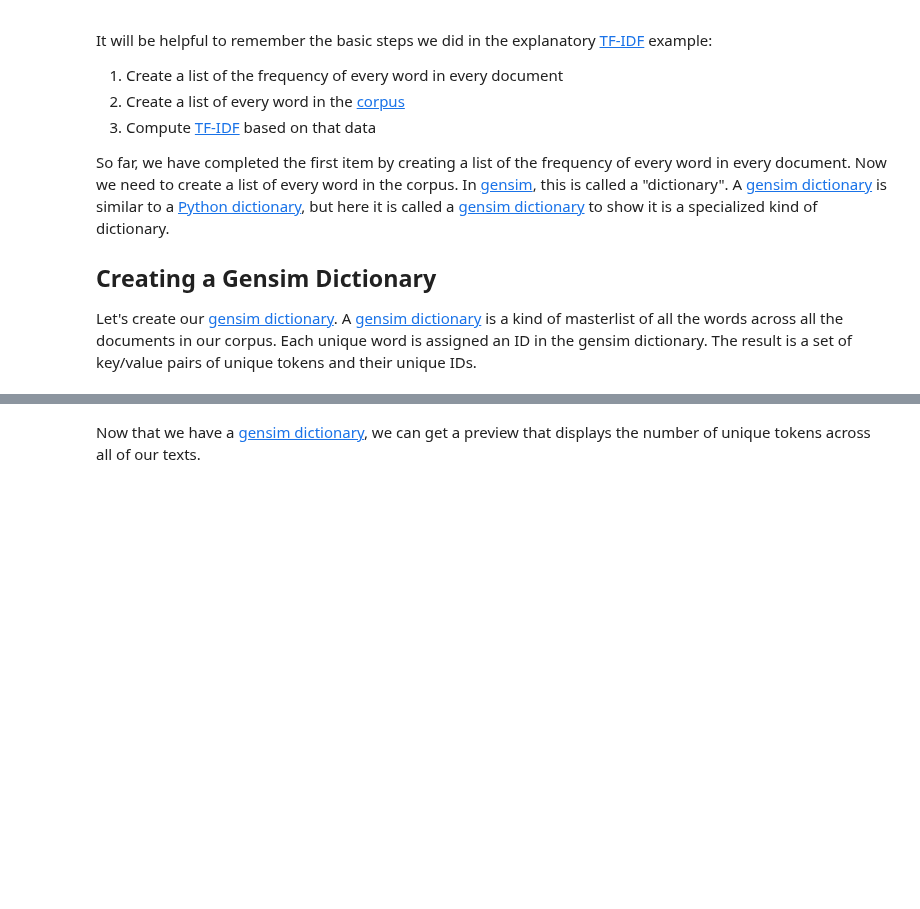
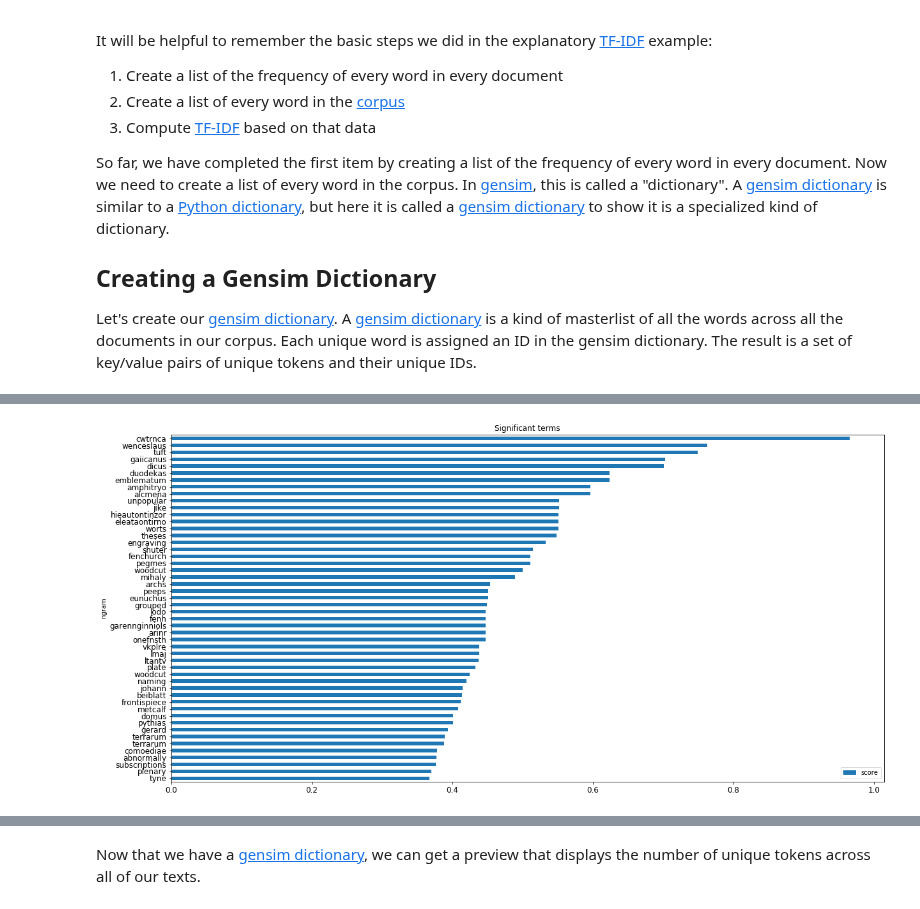
Before and after one commit to ithaka/constellate-notebooks, a Jupyter notebook: finding-significant-terms.ipynb, the cells around one changed output, grey strips where cells are left out. Saved outputs shown, nothing was run; the diff lists cells and outputs as text; code cells hidden in the pictures; blank space fills up the shorter version.

```diff
--- a/finding-significant-terms.ipynb
+++ b/finding-significant-terms.ipynb
@@ -358,0 +512,9 @@ Let's create our [gensim dictionary](https://docs.tdm-pilot.org/key-terms/#gensi
+# %%
+corpus_tfidf = model[bow_corpus]
+# %%
+rows = []
+for doc in corpus_tfidf:
+    for term_id, score in doc:
+        rows.append([dictionary.get(term_id), score])
+# %%
+df = pd.DataFrame(rows, columns=["ngram", "score"])
@@ -359,3 +542,9 @@ Let's create our [gensim dictionary](https://docs.tdm-pilot.org/key-terms/#gensi
+# %%
+top_50 = df.sort_values("score", ascending=False).head(n=50)
+# %%
+top_50.sort_values("score", ascending=True).plot.barh(title='Significant terms', figsize=(20, 10), fontsize=12, x="ngram", y="score");
+# %% [output]
+[figure, added]
 # %%
 import gensim
 dictionary = gensim.corpora.Dictionary(documents) # Create the Gensim dictionary based on our ``documents`` variable
```
Also changed, not shown: parts of 37 cells of this notebook, 2 other files.
